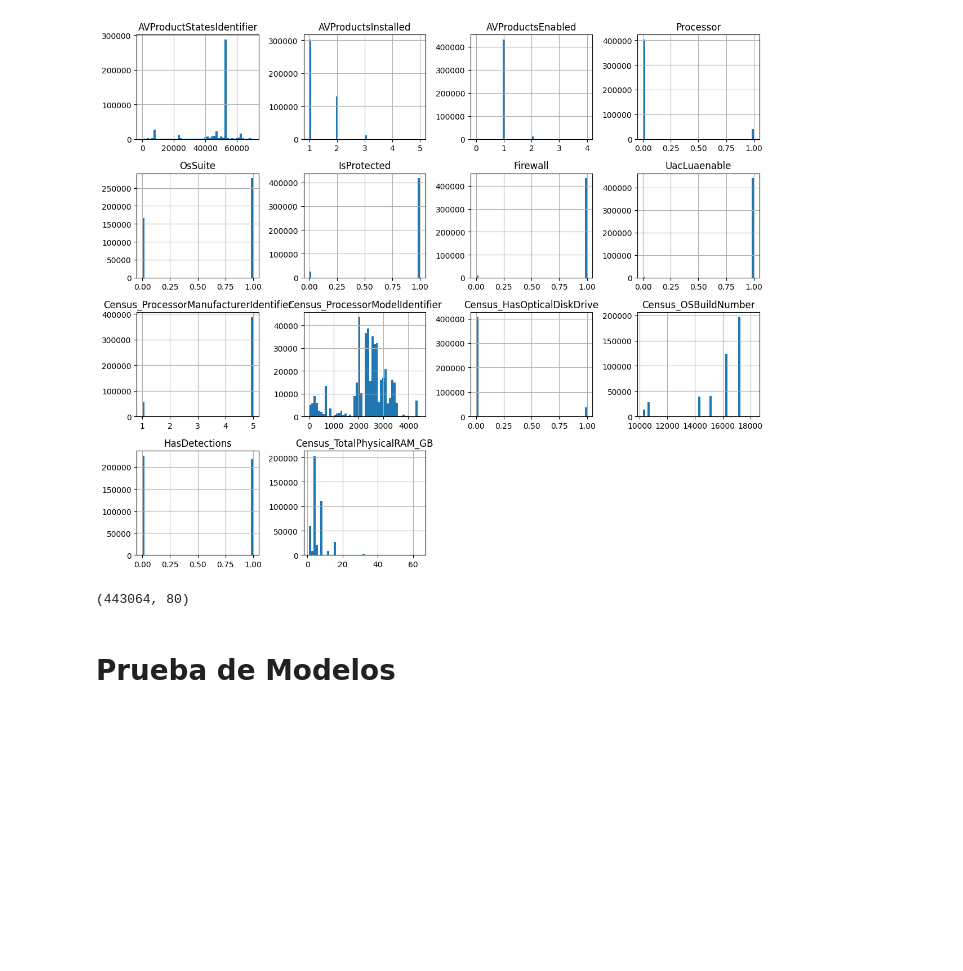
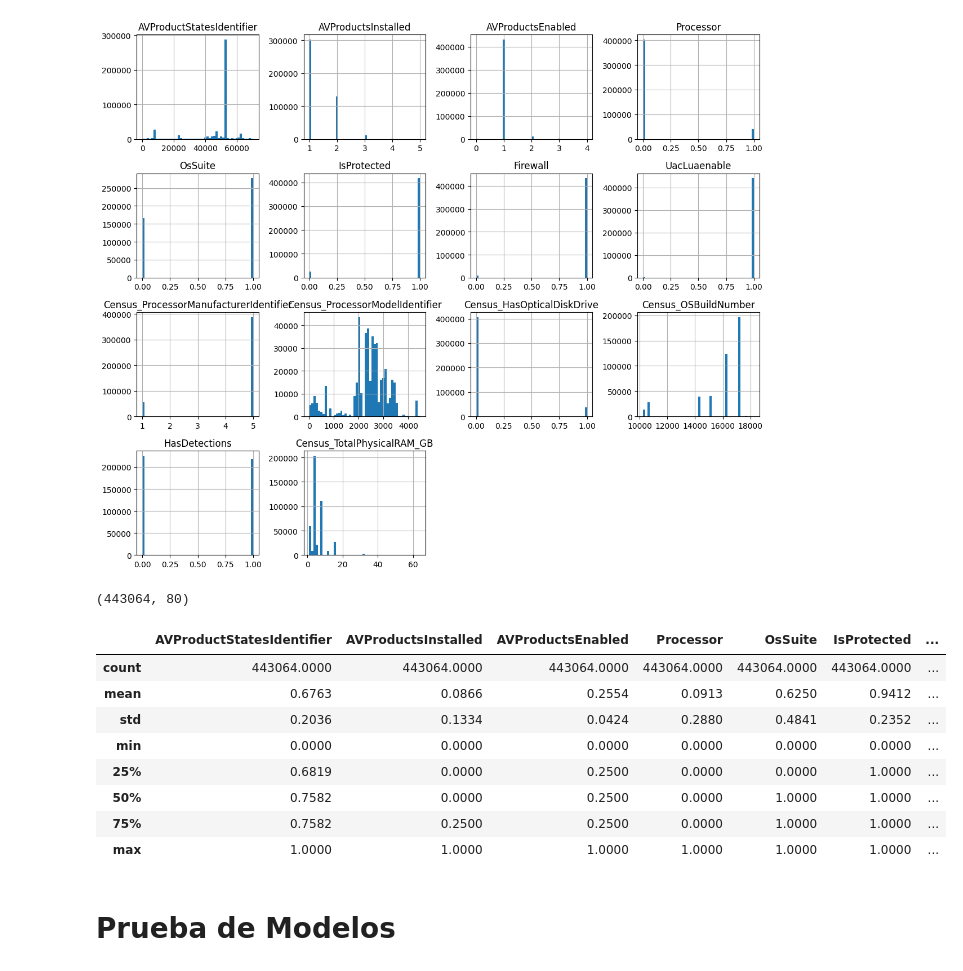
Before and after one commit to Wolfsteno/data-science-projects, a Jupyter notebook: Entregable 2 Supervised Machine Learning/entregable_final_juanfran.ipynb, the cells around one changed output. Saved outputs shown, nothing was run; the diff lists cells and outputs as text; code cells hidden in the pictures; blank space fills up the shorter version.

```diff
--- a/Entregable 2 Supervised Machine Learning/entregable_final_juanfran.ipynb
+++ b/Entregable 2 Supervised Machine Learning/entregable_final_juanfran.ipynb
@@ -2653,6 +2653,18 @@ df[standard_cols] = standard_scaler.fit_transform(df[standard_cols])
 df.shape
 # %% [output]
 (443064, 80)
+# %%
+df.describe()
+# %% [output]
+|  | AVProductStatesIdentifier | AVProductsInstalled | AVProductsEnabled | Processor | OsSuite | IsProtected | ... |
+| count | 443064.0000 | 443064.0000 | 443064.0000 | 443064.0000 | 443064.0000 | 443064.0000 | ... |
+| mean | 0.6763 | 0.0866 | 0.2554 | 0.0913 | 0.6250 | 0.9412 | ... |
+| std | 0.2036 | 0.1334 | 0.0424 | 0.2880 | 0.4841 | 0.2352 | ... |
+| min | 0.0000 | 0.0000 | 0.0000 | 0.0000 | 0.0000 | 0.0000 | ... |
+| 25% | 0.6819 | 0.0000 | 0.2500 | 0.0000 | 0.0000 | 1.0000 | ... |
+| 50% | 0.7582 | 0.0000 | 0.2500 | 0.0000 | 1.0000 | 1.0000 | ... |
+| 75% | 0.7582 | 0.2500 | 0.2500 | 0.0000 | 1.0000 | 1.0000 | ... |
+| max | 1.0000 | 1.0000 | 1.0000 | 1.0000 | 1.0000 | 1.0000 | ... |
 # %% [markdown]
 # Prueba de Modelos
 # %%
```
Also changed, not shown: parts of 14 cells of this notebook.
